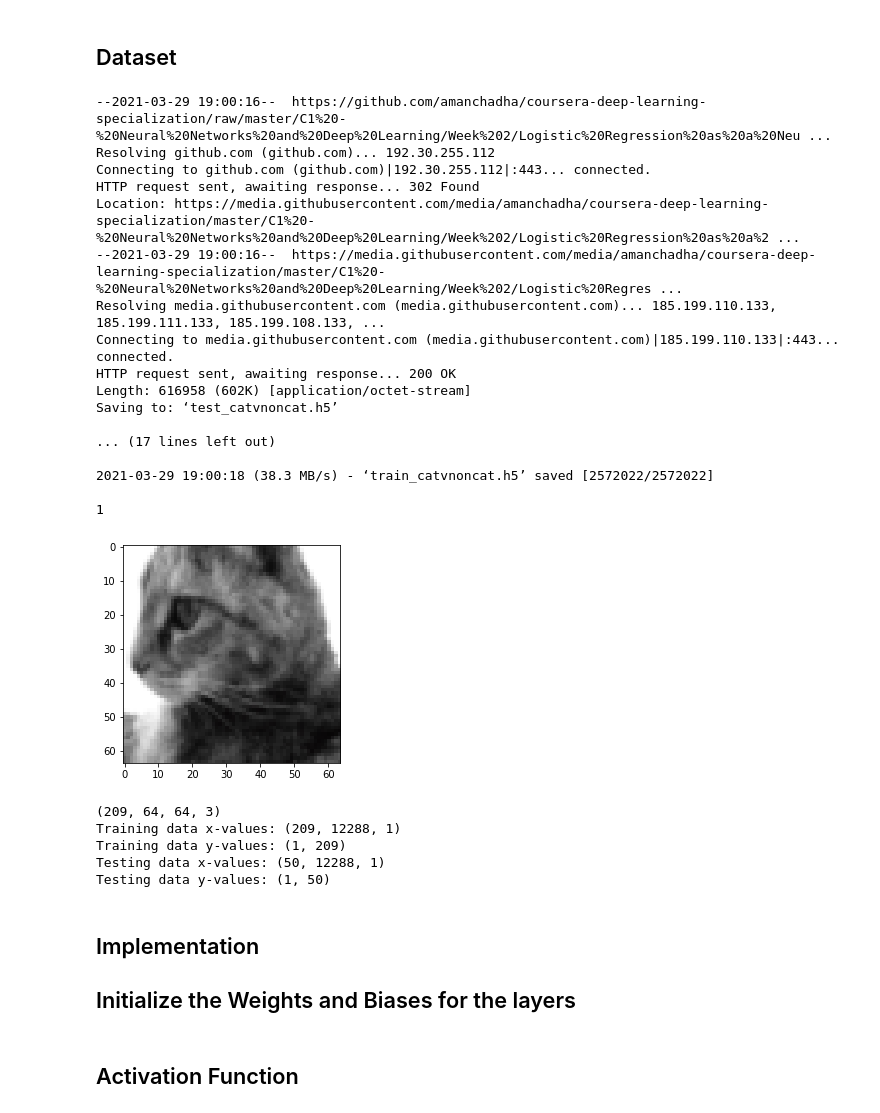
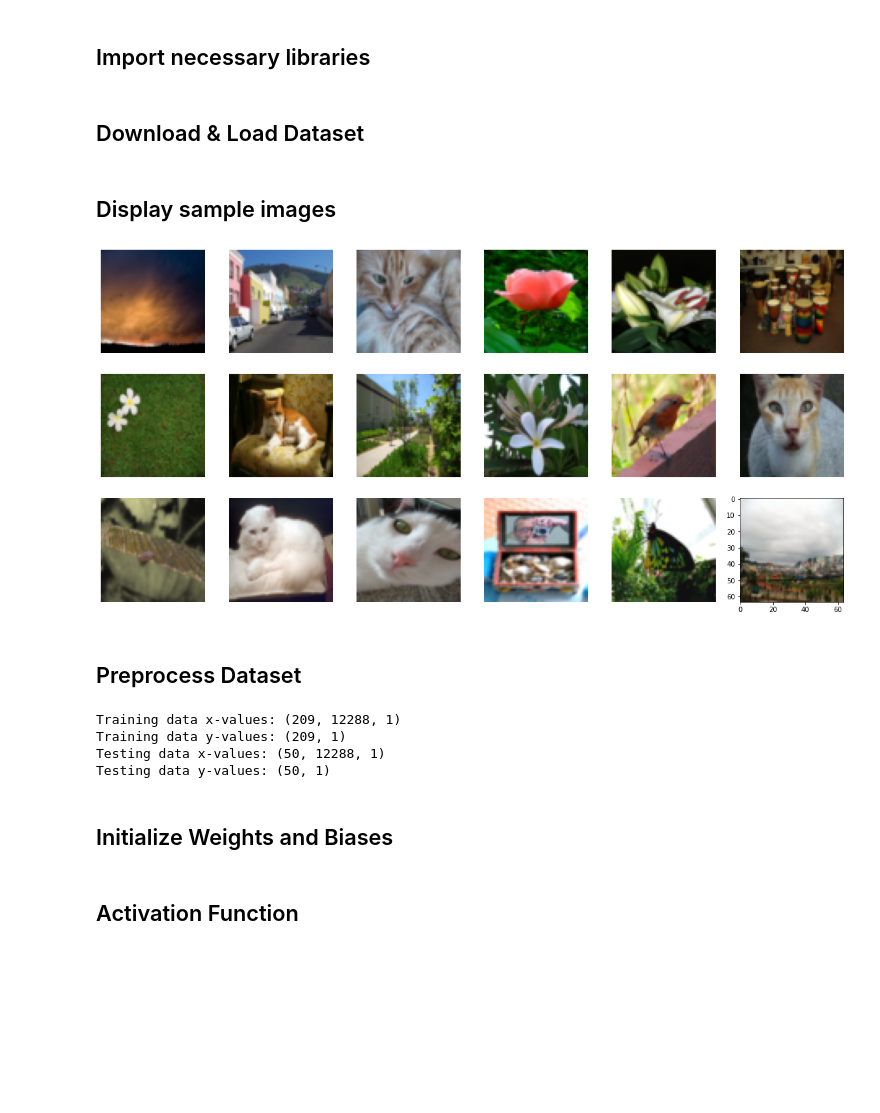
Before and after one commit to thisisindrajit/ANN-with-Momentum, a Jupyter notebook: ANN_with_Momentum.ipynb, the cells around one changed output. Cells and saved outputs as stored; diff of their text form; code cells hidden in the pictures; blank space fills up the shorter version.

```diff
--- a/ANN_with_Momentum.ipynb
+++ b/ANN_with_Momentum.ipynb
@@ -24,8 +22,37 @@
+# %% [markdown]
+## Import necessary libraries
 # %%
 import numpy as np
 import matplotlib.pyplot as plt
 import tensorflow as tf
 import os
 import h5py
+# %% [markdown]
+## Download & Load Dataset
+# %%
+file = "/content/test_catvnoncat.h5"
+if os.path.exists(file) == False:
+  !wget https://github.com/amanchadha/coursera-deep-learning-specialization/raw/master/C1%20-%20Neural%20Networks%20and%20Deep%20Learning/Week%202/Logistic%20Regression%20as%20a%20Neural%20Network/datasets/test_catvnoncat.h5
+  !wget https://github.com/amanchadha/coursera-deep-learning-specialization/raw/master/C1%20-%20Neural%20Networks%20and%20Deep%20Learning/Week%202/Logistic%20Regression%20as%20a%20Neural%20Network/datasets/train_catvnoncat.h5
+
+train_dataset = h5py.File('./train_catvnoncat.h5', "r")
+x_train = np.array(train_dataset["train_set_x"][:]) # your train set features
+y_train = np.array(train_dataset["train_set_y"][:]) # your train set labels
+
+test_dataset = h5py.File('./test_catvnoncat.h5', "r")
+x_test = np.array(test_dataset["test_set_x"][:]) # your test set features
+y_test = np.array(test_dataset["test_set_y"][:]) # your test set labels
+
+classes = np.array(test_dataset["list_classes"][:]) # the list of classes
+# %% [markdown]
+## Display sample images
+# %%
+plt.figure(figsize=(20,20))
+for i in range(18):
+  plt.axis("off")
+  plt.subplot(6,6,i+1)
+  plt.imshow(x_train[i])
+# %% [output]
+[figure, added]
 # %% [markdown]
-## Dataset
+## Preprocess Dataset
@@ -52,32 +59,8 @@ def load_dataset():
-# %%
-x_train, y_train,x_test, y_test, classes = load_dataset()
-
-plt.imshow(x_test[23])
-print(y_test[0,23])
-# %% [output]
---2021-03-29 19:00:16--  https://github.com/amanchadha/coursera-deep-learning-specialization/raw/master/C1%20-%20Neural%20Networks%20and%20Deep%20Learning/Week%202/Logistic%20Regression%20as%20a%20Neu ...
-Resolving github.com (github.com)... 192.30.255.112
-Connecting to github.com (github.com)|192.30.255.112|:443... connected.
-HTTP request sent, awaiting response... 302 Found
-Location: https://media.githubusercontent.com/media/amanchadha/coursera-deep-learning-specialization/master/C1%20-%20Neural%20Networks%20and%20Deep%20Learning/Week%202/Logistic%20Regression%20as%20a%2 ...
---2021-03-29 19:00:16--  https://media.githubusercontent.com/media/amanchadha/coursera-deep-learning-specialization/master/C1%20-%20Neural%20Networks%20and%20Deep%20Learning/Week%202/Logistic%20Regres ...
-Resolving media.githubusercontent.com (media.githubusercontent.com)... 185.199.110.133, 185.199.111.133, 185.199.108.133, ...
-Connecting to media.githubusercontent.com (media.githubusercontent.com)|185.199.110.133|:443... connected.
-HTTP request sent, awaiting response... 200 OK
-Length: 616958 (602K) [application/octet-stream]
-Saving to: ‘test_catvnoncat.h5’
-
-... (17 lines left out)
-
-2021-03-29 19:00:18 (38.3 MB/s) - ‘train_catvnoncat.h5’ saved [2572022/2572022]
-
-1
-[figure, removed]
 # %%
-print(x_train.shape)
-
 x_train = x_train.reshape(x_train.shape[0], -1, 1)
 x_test = x_test.reshape(x_test.shape[0], -1, 1)
+y_train = y_train.reshape((y_train.shape[0], 1))
+y_test  = y_test .reshape((y_test .shape[0], 1))
 
 x_train = x_train/255
 x_test = x_test/255
@@ -87,15 +70,12 @@ print("Training data y-values:", y_train.shape)
 print("Testing data x-values:", x_test.shape)
 print("Testing data y-values:",y_test.shape)
 # %% [output]
-(209, 64, 64, 3)
 Training data x-values: (209, 12288, 1)
-Training data y-values: (1, 209)
+Training data y-values: (209, 1)
 Testing data x-values: (50, 12288, 1)
-Testing data y-values: (1, 50)
+Testing data y-values: (50, 1)
 # %% [markdown]
-## Implementation
-
-## Initialize the Weights and Biases for the layers
+## Initialize Weights and Biases
 # %%
 def initialize_layers(layers):
 
```
Also changed, not shown: parts of 12 cells of this notebook.
